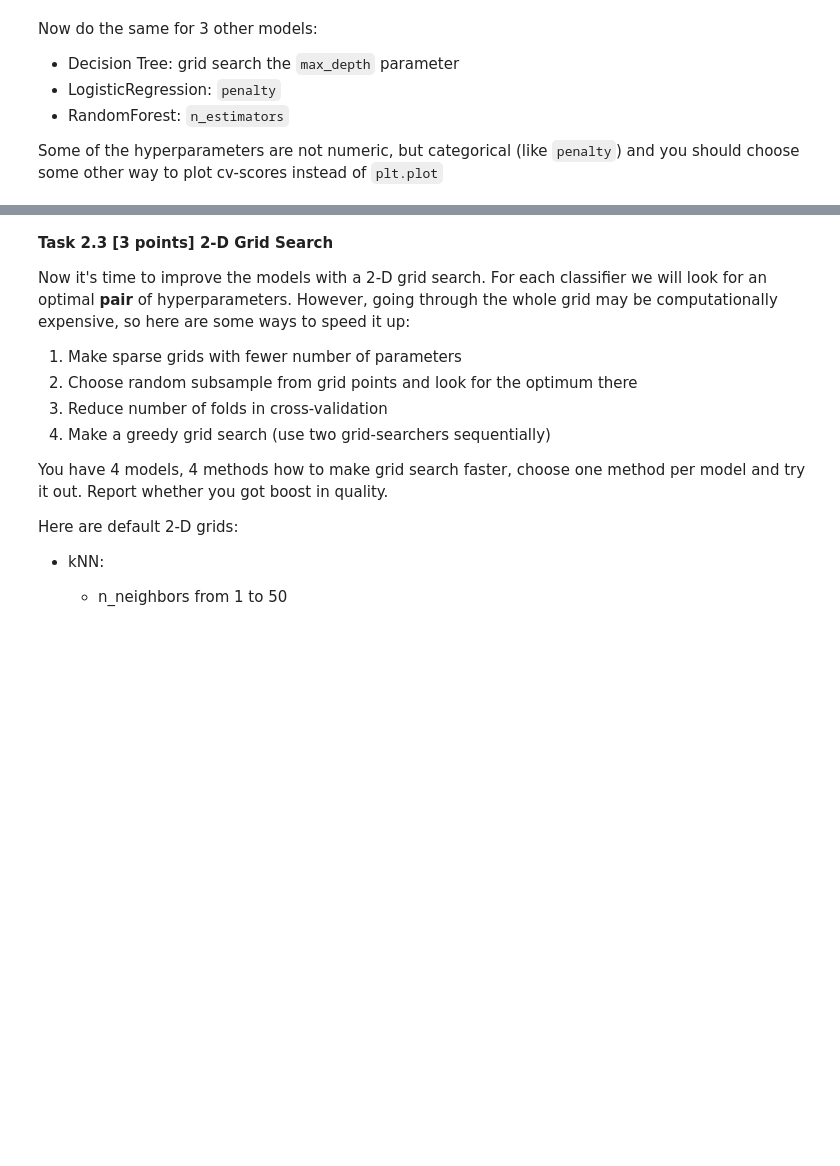
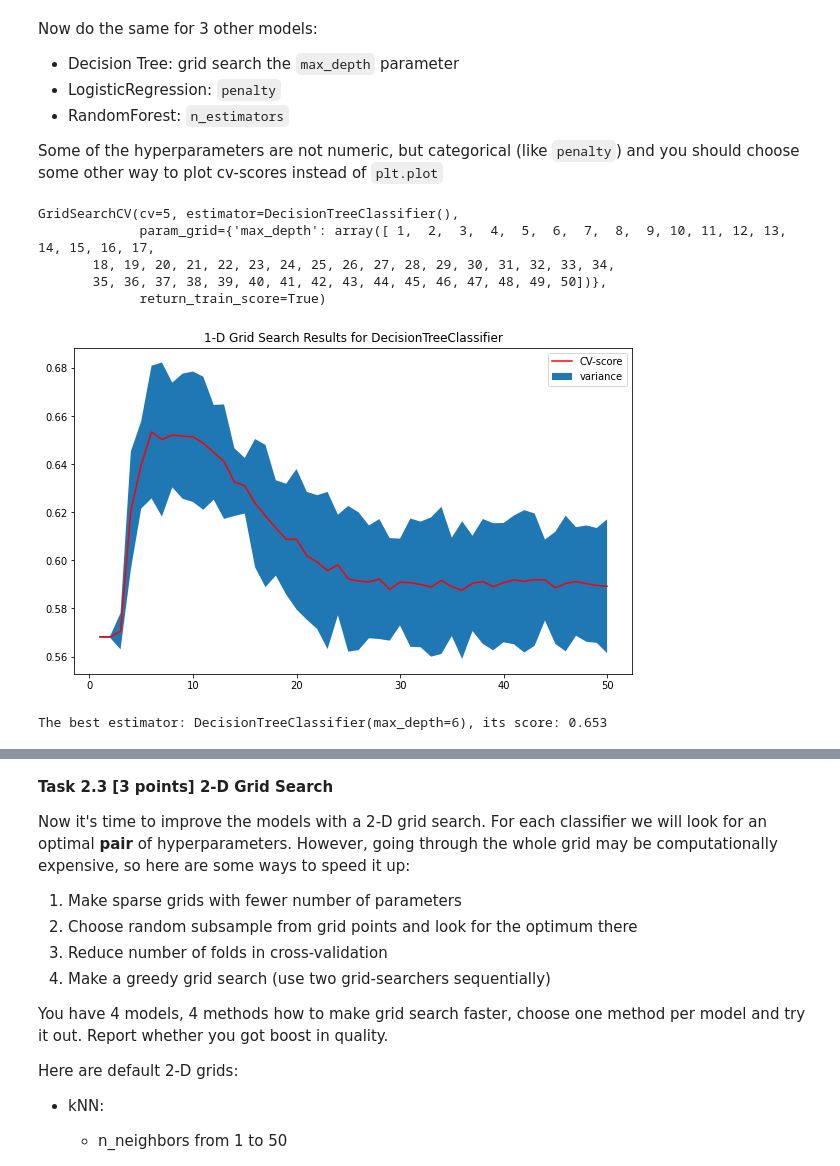
Before and after one commit to eugeuie/machine-learning, a Jupyter notebook: homework_2_feature_selection_gridsearch/2021_lab02_m103_Abdullaeva_Evgenia.ipynb, the cells around one changed output, grey strips where cells are left out. Drawn from its saved outputs; the diff is of its cells as text; code cells hidden in the pictures; blank space fills up the shorter version.

```diff
--- a/homework_2_feature_selection_gridsearch/2021_lab02_m103_Abdullaeva_Evgenia.ipynb
+++ b/homework_2_feature_selection_gridsearch/2021_lab02_m103_Abdullaeva_Evgenia.ipynb
@@ -491,3 +492,34 @@ Now do the same for 3 other models:
 - RandomForest: `n_estimators`
 
 Some of the hyperparameters are not numeric, but categorical (like `penalty`) and you should choose some other way to plot cv-scores instead of `plt.plot`
+# %%
+dt_clf = DecisionTreeClassifier()
+dt_grid = {
+    "max_depth": np.arange(1, 51)
+}
+# %%
+dt_grid_searcher = GridSearchCV(dt_clf, dt_grid, cv=5, return_train_score=True)
+dt_grid_searcher.fit(X_train, y_train)
+# %% [output]
+GridSearchCV(cv=5, estimator=DecisionTreeClassifier(),
+             param_grid={'max_depth': array([ 1,  2,  3,  4,  5,  6,  7,  8,  9, 10, 11, 12, 13, 14, 15, 16, 17,
+       18, 19, 20, 21, 22, 23, 24, 25, 26, 27, 28, 29, 30, 31, 32, 33, 34,
+       35, 36, 37, 38, 39, 40, 41, 42, 43, 44, 45, 46, 47, 48, 49, 50])},
+             return_train_score=True)
+# %%
+means = dt_grid_searcher.cv_results_['mean_test_score']
+stds = dt_grid_searcher.cv_results_['std_test_score']
+# %%
+plt.figure(figsize=(10, 6))
+xs = dt_grid_searcher.param_grid["max_depth"]
+plt.plot(xs, means, label="CV-score", color='red')
+plt.fill_between(xs, means - 3 * stds, means + 3 * stds, label='variance')
+plt.legend(loc='upper right')
+plt.title('1-D Grid Search Results for DecisionTreeClassifier')
+plt.show()
+# %% [output]
+[figure, added]
+# %%
+print('The best estimator: {}, its score: {:.3f}'.format(dt_grid_searcher.best_estimator_, dt_grid_searcher.best_score_))
+# %% [output]
+The best estimator: DecisionTreeClassifier(max_depth=6), its score: 0.653
```
Also changed, not shown: parts of 19 cells of this notebook.
